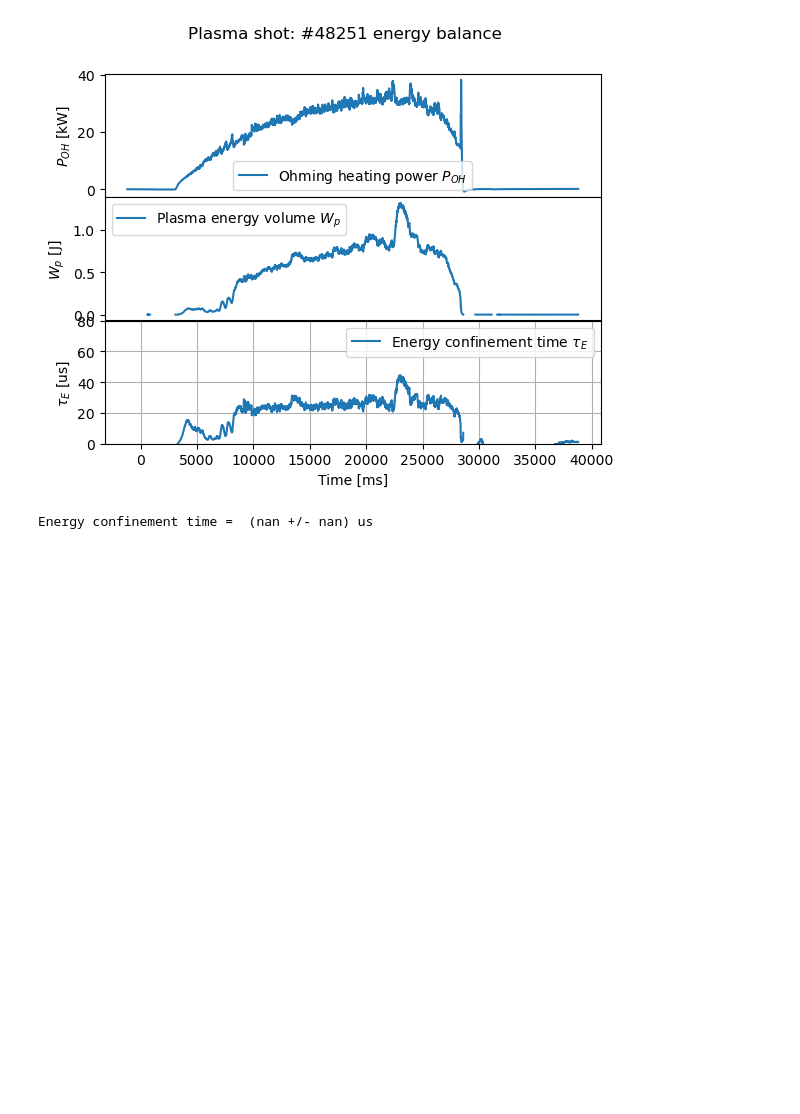
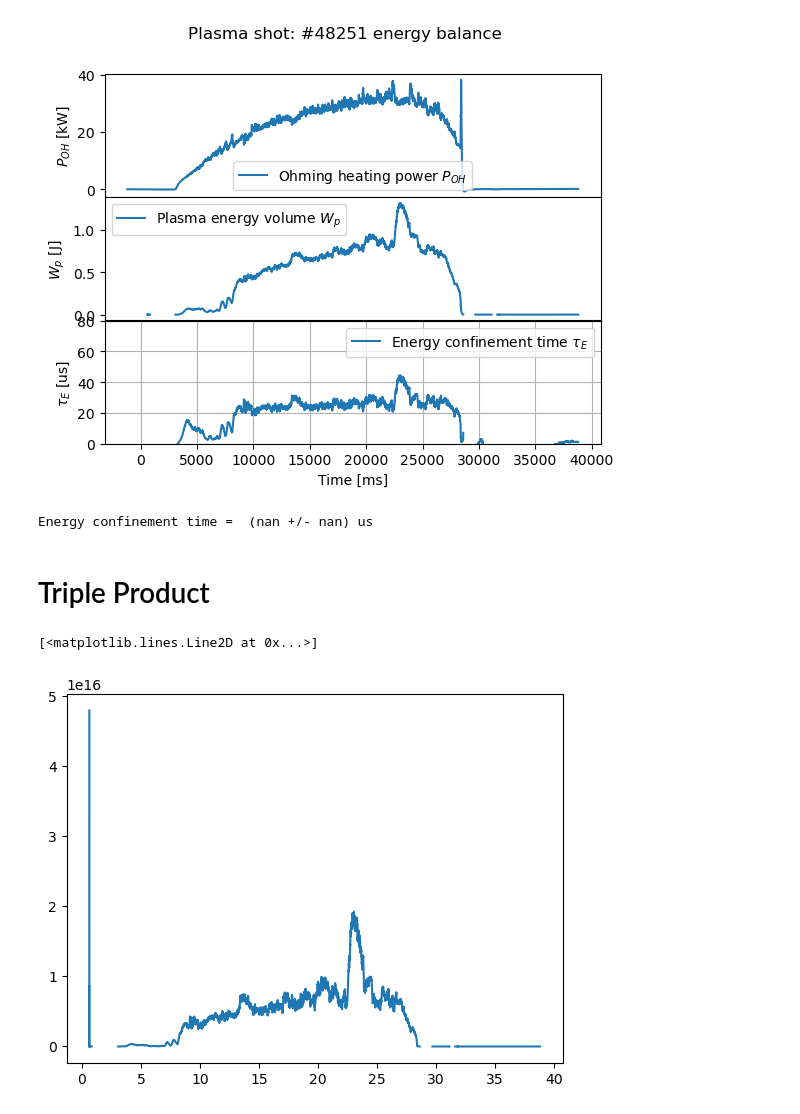
Before and after one commit to VictorV626/GolemGithub, a Jupyter notebook: TauCalculation.ipynb, the cells around one changed output. Saved outputs shown, nothing was run; the diff lists cells and outputs as text; code cells hidden in the pictures; blank space fills up the shorter version.

```diff
--- a/TauCalculation.ipynb
+++ b/TauCalculation.ipynb
@@ -152,8 +151,8 @@ plt.show()
 # %%
 R_p = np.maximum(0,U_loop/I_p) # plasma resistivity adopted to avoid power(xx,-2./3) problems @ T_e calculation
 P_OH = U_loop*I_p  # Plasma heating power
-T_e = 0.9*R_p**(-2./3) # Electron temperature (the GOLEM specific case)
-W_p = V_p*n_e_lav*eV*T_e/3 # Energy content in the plasma
+T_e_eV = 0.9*R_p**(-2./3) # Electron temperature (the GOLEM specific case)
+W_p = V_p*n_e_lav*eV*T_e_eV/3 # Energy content in the plasma
 
 tau = W_p/P_OH
 # %% [markdown]
@@ -176,8 +175,16 @@ ax[-1].set_xlabel('Time [ms]')
 plt.show()
 
 # Final calculation
-tau, tau_err = np.mean(tau), np.std(tau)
-print("Energy confinement time =  (%.0f +/- %.0f) us"%(tau*1e6,tau_err*1e6))
+tau_mean, tau_mean_err = np.mean(tau), np.std(tau)
+print("Energy confinement time =  (%.0f +/- %.0f) us"%(tau_mean*1e6,tau_mean_err*1e6))
 # %% [output]
 [figure]
 Energy confinement time =  (nan +/- nan) us
+# %% [markdown]
+# Triple Product
+# %%
+nTtau = n_e_lav*T_e_eV*tau
+plt.plot(time, nTtau)
+# %% [output]
+[<matplotlib.lines.Line2D at 0x...>]
+[figure, added]
```
Also changed, not shown: parts of 5 cells of this notebook, 1 other file.
